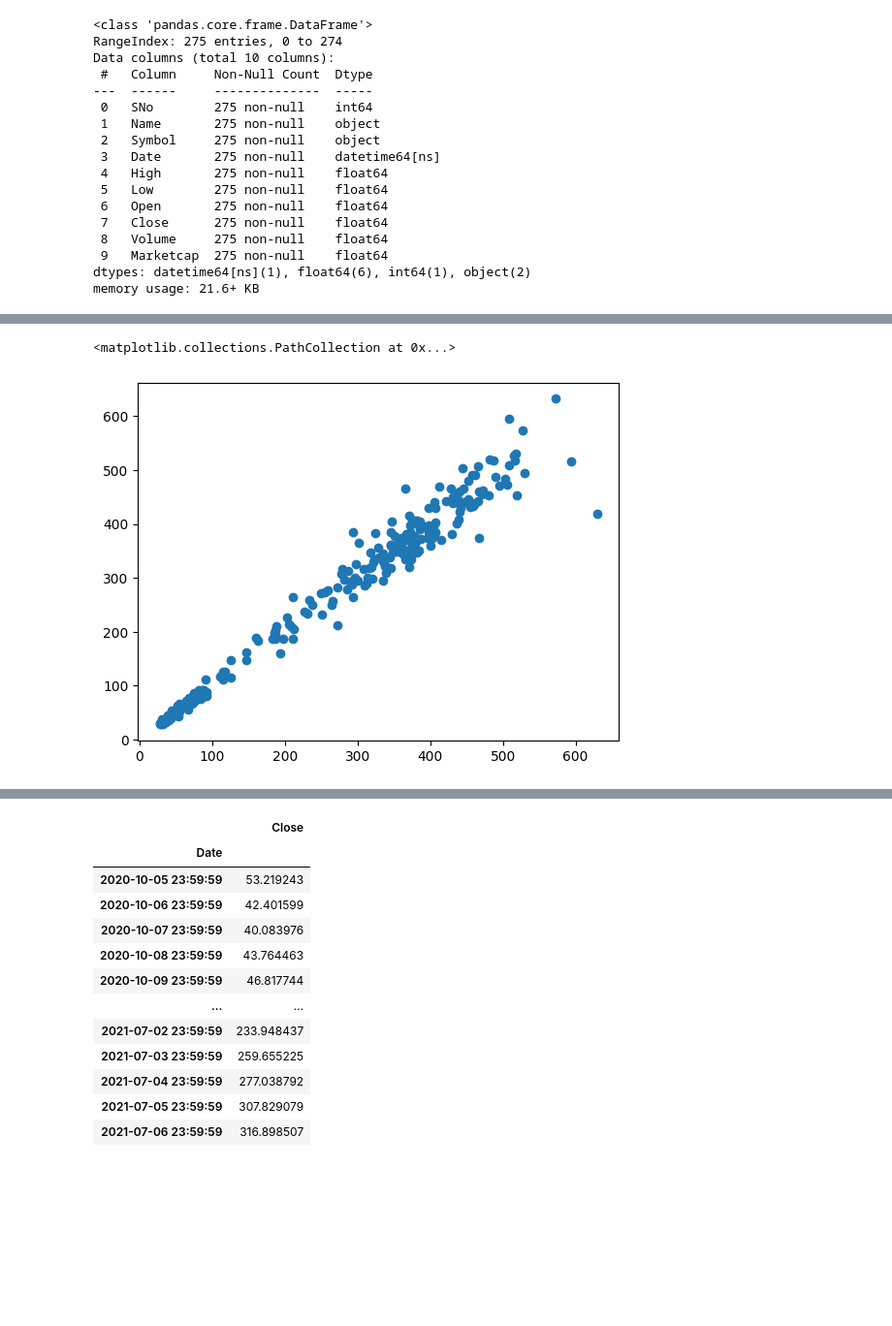
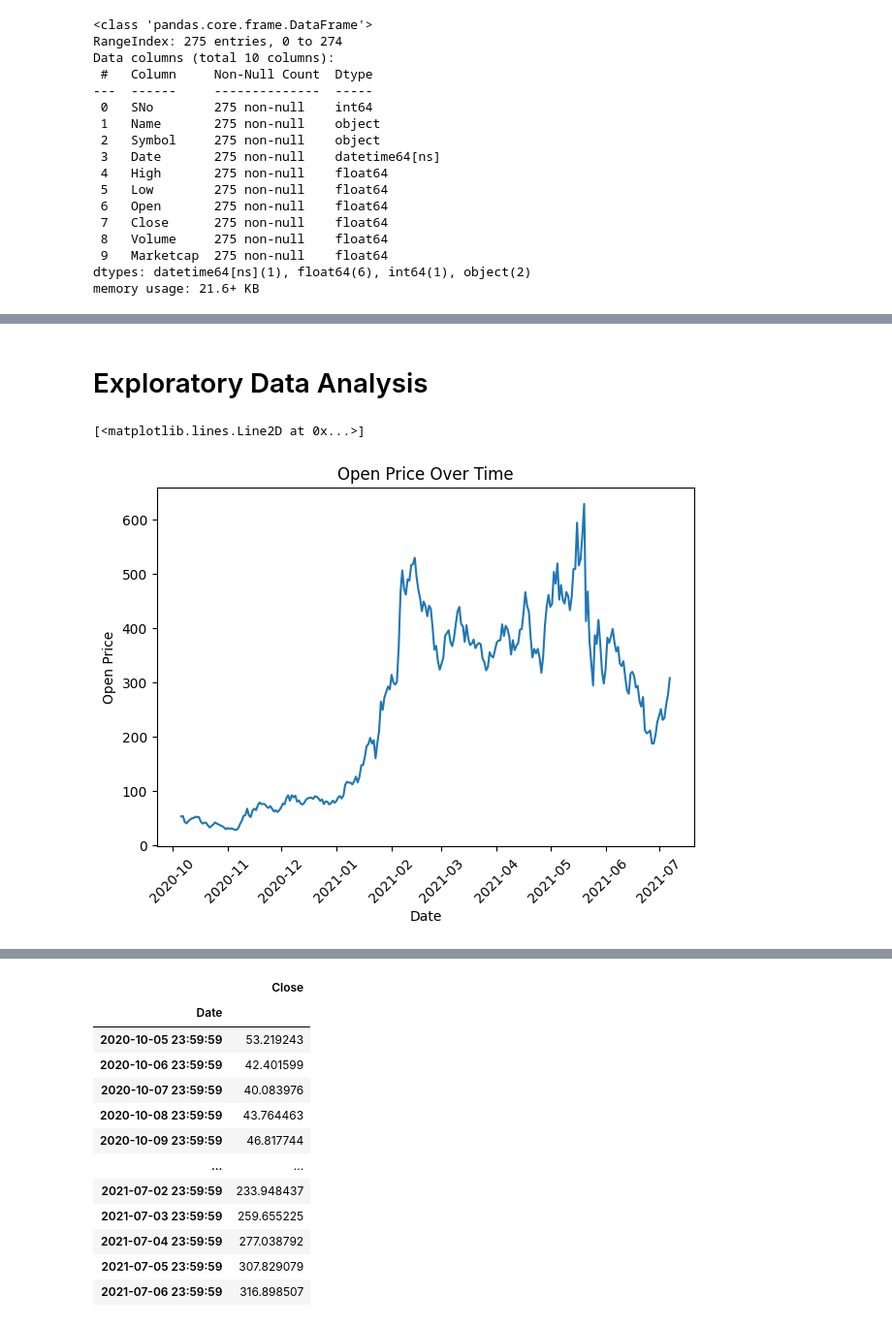
Before and after one commit to SriSupratikTalari/internship-project, a Jupyter notebook: Aave.ipynb, the cells around one changed output, grey strips where cells are left out. Shown: that part at 97% size. Saved outputs shown, nothing was run; the diff lists cells and outputs as text; code cells hidden in the pictures; blank space fills up the shorter version.

```diff
--- a/Aave.ipynb
+++ b/Aave.ipynb
@@ -69,5 +52,14 @@ plt.plot(Aave['Date'],Aave['Volume'])
-# %%
-plt.scatter(Aave['Open'],Aave['Close'])
-# %% [output]
-<matplotlib.collections.PathCollection at 0x...>
-[figure, removed]
+# %% [markdown]
+# Exploratory Data Analysis
+# %%
+#Open prices over time
+open_vis = plt.plot(Aave['Date'], Aave['Open'])
+plt.xticks(rotation=45)
+plt.xlabel('Date')
+plt.ylabel('Open Price')
+plt.tight_layout()
+plt.title('Open Price Over Time')
+open_vis
+# %% [output]
+[<matplotlib.lines.Line2D at 0x...>]
+[figure, added]
```
Also changed, not shown: parts of 48 cells of this notebook.
